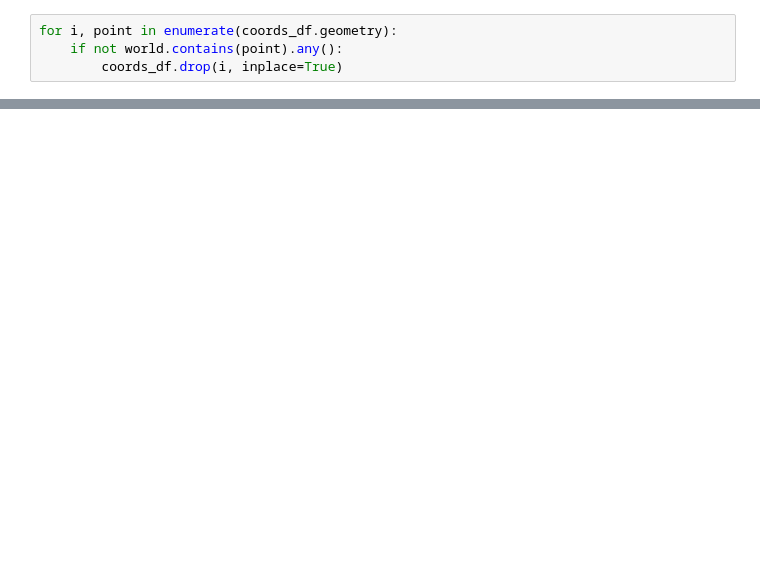
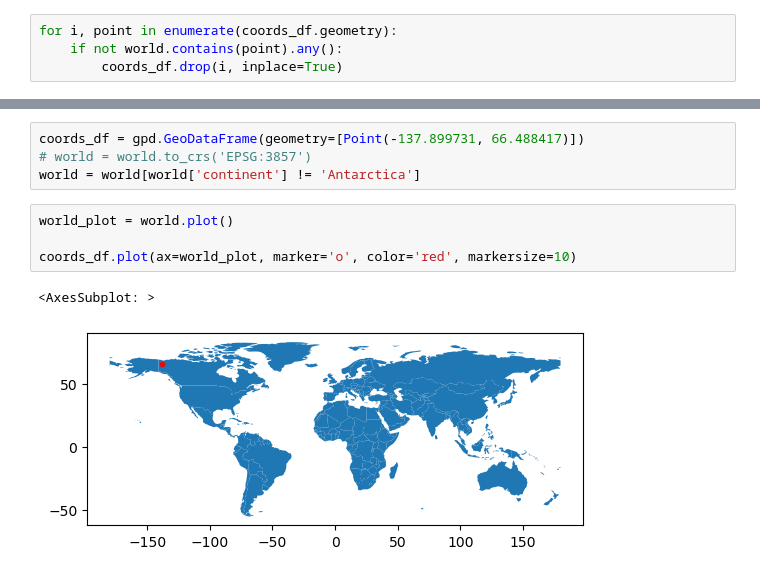
Before and after one commit to Stelath/gpt-guessr, a Jupyter notebook: GPTGuessr/gen_dataset.ipynb, the cells around one changed output, grey strips where cells are left out. Saved outputs shown, nothing was run; the diff lists cells and outputs as text; blank space fills up the shorter version.

```diff
--- a/GPTGuessr/gen_dataset.ipynb
+++ b/GPTGuessr/gen_dataset.ipynb
@@ -106,3 +91,14 @@ coords_df = coords_df.reindex()
+# %%
+coords_df = gpd.GeoDataFrame(geometry=[Point(-137.899731, 66.488417)])
+# world = world.to_crs('EPSG:3857')
+world = world[world['continent'] != 'Antarctica']
+# %%
+world_plot = world.plot()
+
+coords_df.plot(ax=world_plot, marker='o', color='red', markersize=10)
+# %% [output]
+<AxesSubplot: >
+[figure, added]
 # %%
 world_plot = world.plot()
 coords_df.plot(ax=world_plot, marker='o', color='red', markersize=0.05)
```
Also changed, not shown: parts of 38 cells of this notebook, 4 other files.
